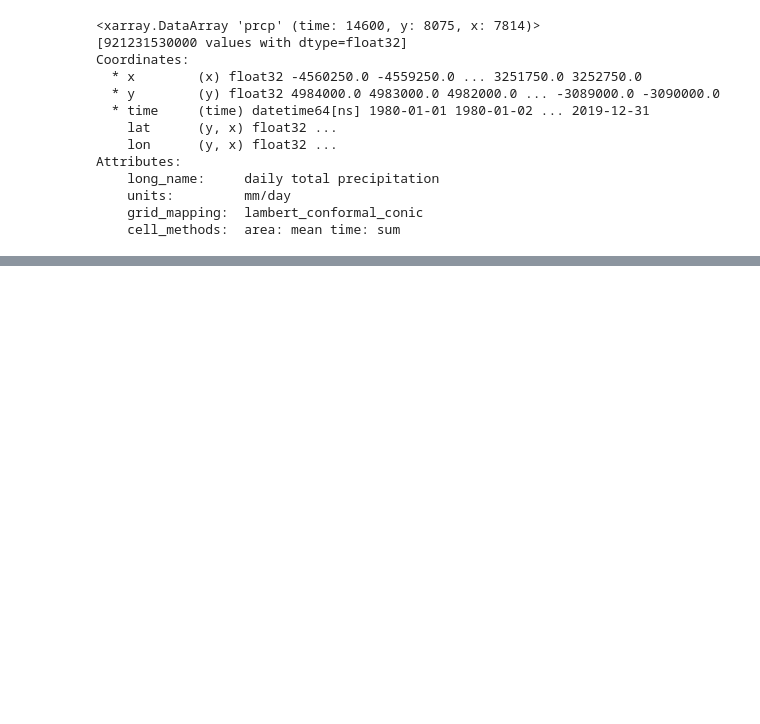
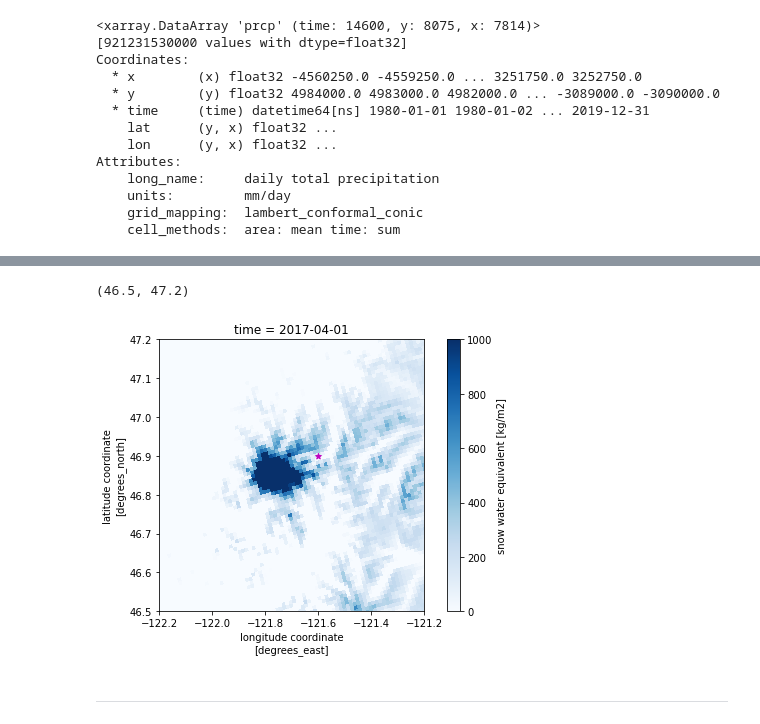
Before and after one commit to waterhackweek/waterdata, a Jupyter notebook: gridded_data_tutorial_2.ipynb, the cells around one changed output, grey strips where cells are left out. Drawn from its saved outputs; the diff is of its cells as text; code cells hidden in the pictures; blank space fills up the shorter version.

```diff
--- a/gridded_data_tutorial_2.ipynb
+++ b/gridded_data_tutorial_2.ipynb
@@ -278,0 +255,21 @@ xr                             module       <module 'xarray' from '/o<...>ages/x
+# %%
+# Plot a map showing where our point is
+fig, ax = plt.subplots(figsize=(8,5))
+
+# Plot a map of SWE for April 1st 2017
+washington.swe.sel(time='4-1-2017').plot(x='lon', y='lat', cmap='Blues', ax=ax)
+
+# Plot our point
+my_point_lon_lat.plot(ax=ax, color='m', marker='*')
+
+# set axes limits
+ax.set_xlim([-122.2,-121.2])
+ax.set_ylim([46.5,47.2])
+# %% [output]
+(46.5, 47.2)
+[figure, added]
+# %% [markdown]
+
+
+
+---
```
Also changed, not shown: parts of 61 cells of this notebook.
